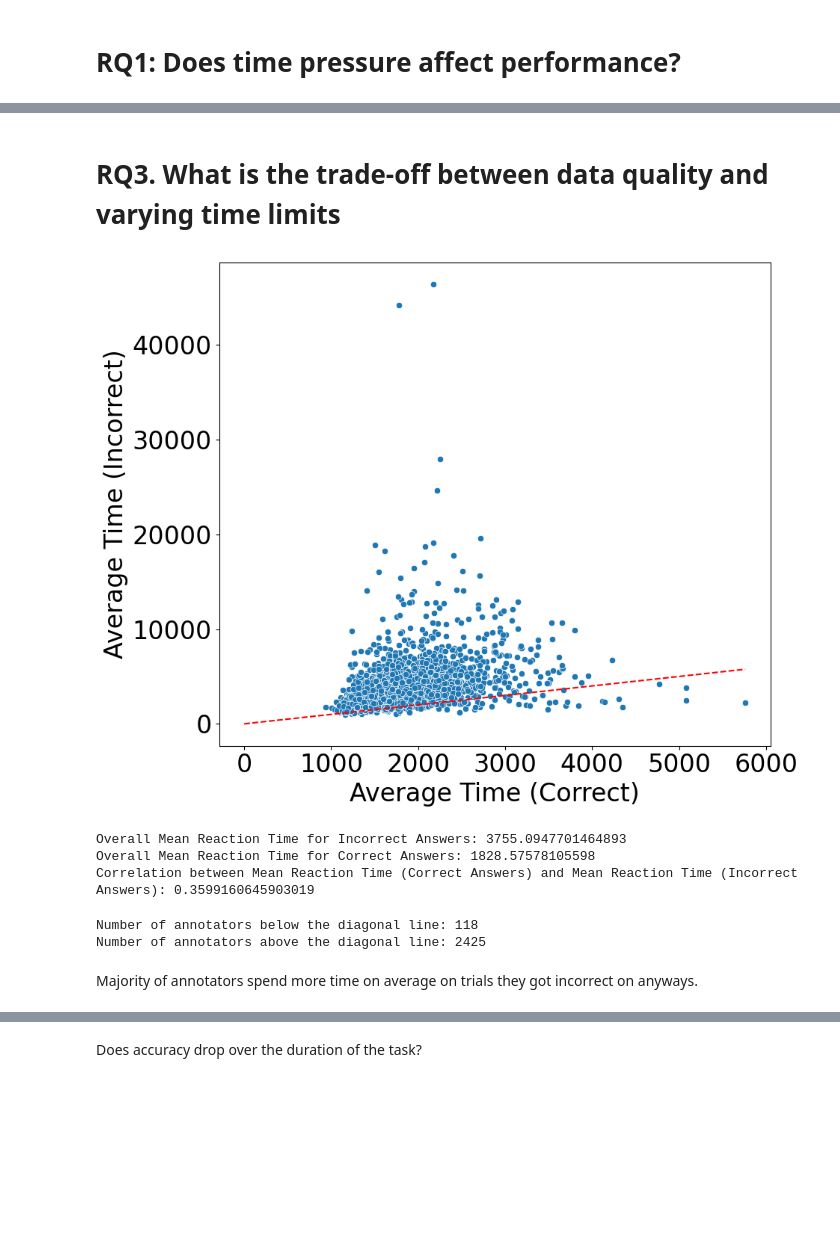
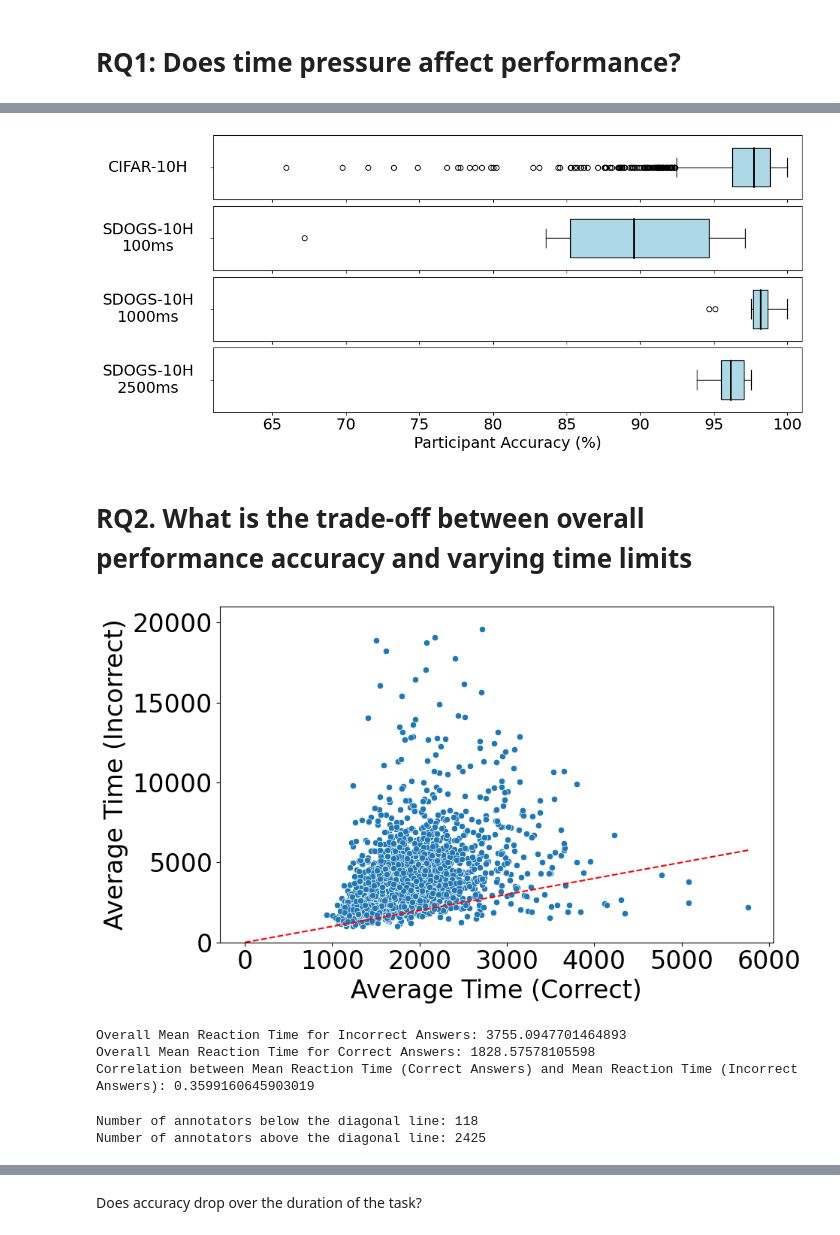
Before and after one commit to gordon-lim/sdogs-10h, a Jupyter notebook: analysis.ipynb, the cells around one changed output, grey strips where cells are left out. Cells and saved outputs as stored; diff of their text form; code cells hidden in the pictures; blank space fills up the shorter version.

```diff
--- a/analysis.ipynb
+++ b/analysis.ipynb
@@ -422,39 +152,96 @@ plt.show()
+# %%
+# Convert accuracies to percentages
+cifar_accuracy_percent = [x * 100 for x in cifar_accuracy]
+sdogs_corrected_accuracy_by_viewtime_percent = {viewtime: [x * 100 for x in acc] for viewtime, acc in sdogs_corrected_accuracy_by_viewtime.items()}
+
+# Ensure accuracy lists for each viewtime are gathered separately
+viewtime_accuracies = {viewtime: sdogs_corrected_accuracy_by_viewtime_percent[viewtime] for viewtime in viewtimes}
+
+# Convert CIFAR accuracy to list
+cifar_accuracy_list = cifar_accuracy_percent
+
+# Determine the x-axis limits
+all_accuracies = cifar_accuracy_list + [acc for viewtime in viewtimes for acc in viewtime_accuracies[viewtime]]
+x_limits = (61, 101)
+
+# Plot settings
+plt.rcParams.update({'font.size': 18})
+
+# Create a combined plot with CIFAR-10H and SDOGS-10H subplots
+fig, axes = plt.subplots(4, 1, figsize=(12, 6), sharex=True)
+
+# CIFAR-10H plot
+boxplot_cifar = axes[0].boxplot(cifar_accuracy_list, vert=False, patch_artist=True, medianprops=dict(color='black', linewidth=2), widths=0.6)
+for patch in boxplot_cifar['boxes']:
+    patch.set_facecolor('#ADD8E6')  # Set the same color as the rest
+axes[0].set_xlim(x_limits)
+axes[0].set_ylabel('CIFAR-10H', labelpad=70, rotation=0, ha='center', va='center')
+axes[0].set_yticklabels([])  # Remove y-axis labels
+
+# SDOGS-10H subplots for each viewtime
+for i, viewtime in enumerate(viewtimes):
+    data_to_plot = viewtime_accuracies[viewtime]
+    labels = [f'{viewtime}ms Corrected']
+    colors = ['#ADD8E6']  # Lighter blue for corrected accuracy
+
+    boxplots = axes[i+1].boxplot([data_to_plot], vert=False, patch_artist=True, medianprops=dict(color='black', linewidth=2), widths=0.6)
+    axes[i+1].set_yticklabels([])  # Remove y-axis labels
+    axes[i+1].set_xlim(x_limits)
+    axes[i+1].set_ylabel(f'SDOGS-10H\n{viewtime}ms', labelpad=70, rotation=0, ha='center', va='center')
+
+    # Color the boxplots
+    for patch, color in zip(boxplots['boxes'], colors):
+        patch.set_facecolor(color)
+
+# Set the x-axis label for the bottom plot
+axes[-1].set_xlabel('Participant Accuracy (%)')
+
+# Adjust layout
+plt.tight_layout(rect=[0, 0, 1, 0.95])  # Adjust rect to make room for the legend
+plt.subplots_adjust(hspace=0.1)  # Reduce space between plots
+
+# Save the combined plot
+plt.savefig('boxplot-cifar10h-sdogs10h.pdf', dpi=300, bbox_inches='tight')
+plt.show()
+# %% [output]
+[figure, added]
 # %% [markdown]
-# RQ3. What is the trade-off between data quality and varying time limits
+# RQ2. What is the trade-off between overall performance accuracy and varying time limits
 # %%
 # Calculate mean reaction time for each annotator and their correctness
 cifar_mean_reaction_time = nofilter_cifar_df.groupby(['annotator_id', 'correct_guess'])['reaction_time'].mean().reset_index()
 
 # Filter for rows where correct_guess is 0 (incorrect)
 cifar_incorrect_answers = cifar_mean_reaction_time[cifar_mean_reaction_time['correct_guess'] == 0].rename(columns={'reaction_time': 'reaction_time_wrong'})
 
 # Filter for rows where correct_guess is 1 (correct)
 cifar_correct_answers = cifar_mean_reaction_time[cifar_mean_reaction_time['correct_guess'] == 1].rename(columns={'reaction_time': 'reaction_time_correct'})
 
 # Merge the two mean reaction time dataframes on annotator_id
 cifar_correct_incorrect_df = pd.merge(cifar_incorrect_answers, cifar_correct_answers, on='annotator_id', how='inner')
 
 # Plot the results
 plt.rcParams.update({'font.size': 24})
-plt.figure(figsize=(10, 8))
+plt.figure(figsize=(10, 6))
 sns.scatterplot(x='reaction_time_correct', y='reaction_time_wrong', data=cifar_correct_incorrect_df)
 plt.plot([0, cifar_correct_incorrect_df['reaction_time_correct'].max()],
          [0, cifar_correct_incorrect_df['reaction_time_correct'].max()],
          linestyle='--', color='red')
+plt.ylim(0, 21000)
 plt.xlabel('Average Time (Correct)')
 plt.ylabel('Average Time (Incorrect)')
 plt.tight_layout()
 plt.savefig('correct-vs-incorrect.pdf', dpi=300)
 plt.show()
 
 # Calculate correlation
 correlation = np.corrcoef(cifar_correct_incorrect_df['reaction_time_correct'], cifar_correct_incorrect_df['reaction_time_wrong'])[0, 1]
 
 print("Overall Mean Reaction Time for Incorrect Answers:", cifar_incorrect_answers['reaction_time_wrong'].mean())
 print("Overall Mean Reaction Time for Correct Answers:", cifar_correct_answers['reaction_time_correct'].mean())
 print("Correlation between Mean Reaction Time (Correct Answers) and Mean Reaction Time (Incorrect Answers):", correlation)
 # %% [output]
-[figure, old version]
+[figure, new version]
 Overall Mean Reaction Time for Incorrect Answers: 3755.0947701464893
 Overall Mean Reaction Time for Correct Answers: 1828.57578105598
 Correlation between Mean Reaction Time (Correct Answers) and Mean Reaction Time (Incorrect Answers): 0.3599160645903019
@@ -470,8 +257,6 @@ print("Number of annotators above the diagonal line:", above_diagonal)
 # %% [output]
 Number of annotators below the diagonal line: 118
 Number of annotators above the diagonal line: 2425
-# %% [markdown]
-Majority of annotators spend more time on average on trials they got incorrect on anyways.
 # %%
 # Define the range of time limits (in milliseconds)
 time_limits = np.arange(1000, 5100, 100)
```
Also changed, not shown: parts of 35 cells of this notebook.
